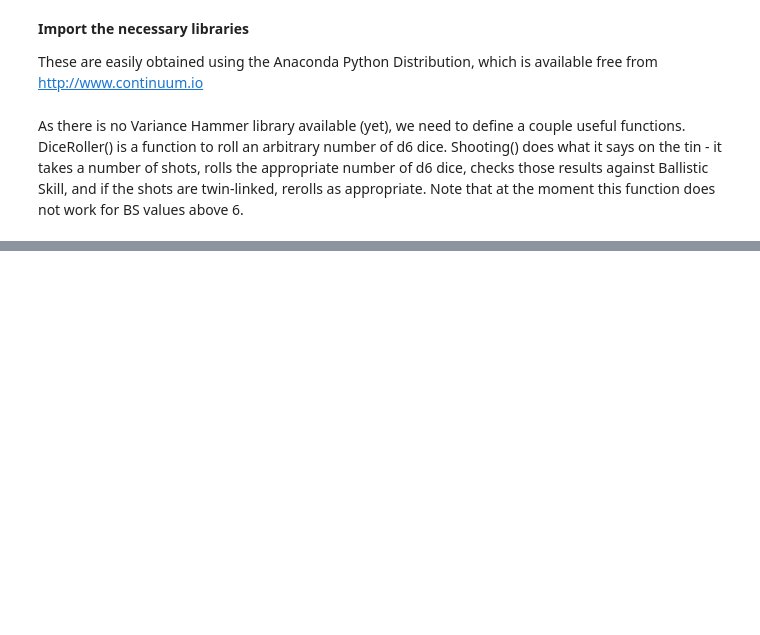
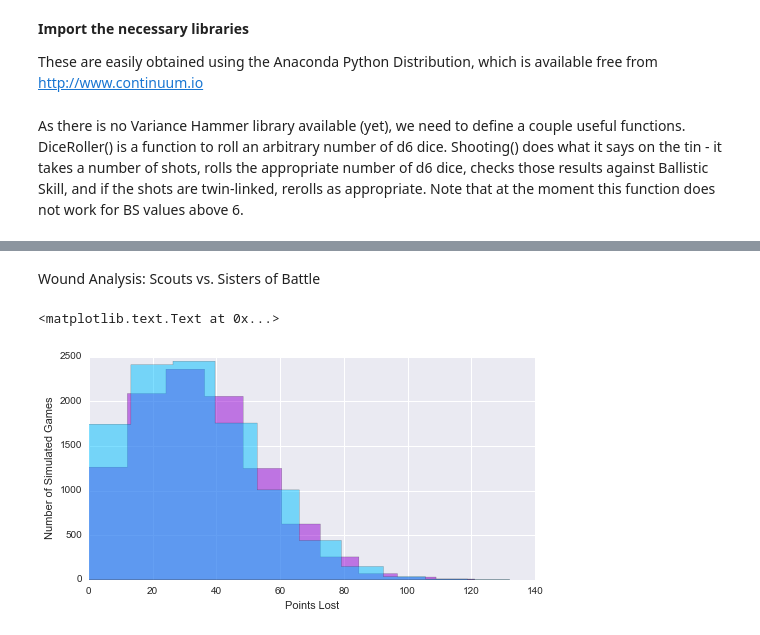
Before and after one commit to elofgren/VarianceHammer, a Jupyter notebook: Examples/Alternatives to AdMech.ipynb, the cells around one changed output, grey strips where cells are left out. Cells and saved outputs as stored; diff of their text form; code cells hidden in the pictures; blank space fills up the shorter version.

```diff
--- a/Examples/Alternatives to AdMech.ipynb
+++ b/Examples/Alternatives to AdMech.ipynb
@@ -222,0 +223,20 @@ plt.ylabel("Number of Simulated Games")
+# %% [markdown]
+Wound Analysis: Scouts vs. Sisters of Battle
+# %%
+def SistersTakingFire():
+    Shots = Shooting(4,20,'N')[1]
+    Wounds = Wounding(4,3,3,Shots,1,auto=0,rend=0)
+    return Wounds
+
+sisvscout = np.empty([runs,2])
+for i in range(runs):
+    sisvscout[i][0] = ScoutsTakingFire()*11
+    sisvscout[i][1] = SistersTakingFire()*12
+
+plt.hist(sisvscout[:,0],alpha=0.50,color="DarkViolet",histtype="stepfilled")
+plt.hist(sisvscout[:,1],alpha=0.50,color="DeepSkyBlue",histtype="stepfilled")
+plt.xlabel("Points Lost")
+plt.ylabel("Number of Simulated Games")
+# %% [output]
+<matplotlib.text.Text at 0x...>
+[figure, added]
```
Also changed, not shown: parts of 4 cells of this notebook.
